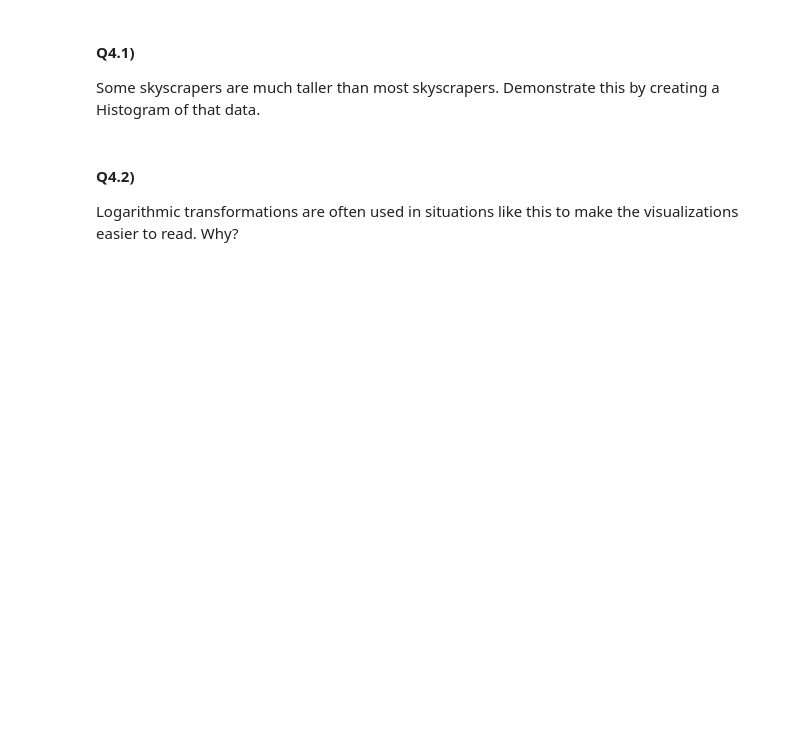
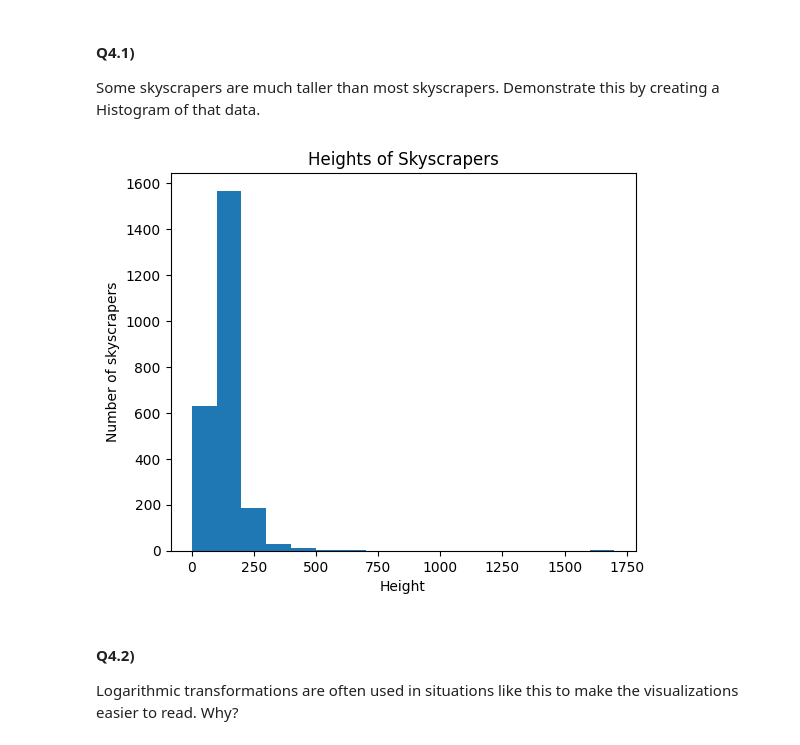
Before and after one commit to meganenglert/CISC367, a Jupyter notebook: Week 6/Statistics Workbook.ipynb, the cells around one changed output. Cells and saved outputs as stored; diff of their text form; code cells hidden in the pictures; blank space fills up the shorter version.

```diff
--- a/Week 6/Statistics Workbook.ipynb
+++ b/Week 6/Statistics Workbook.ipynb
@@ -487,3 +484,14 @@ skyscrapers['statistics.height']
+# %%
+heights = skyscrapers['statistics.height']
+binwidth = 100
+plt.hist(heights, bins = range(int(heights.min()), int(heights.max()) + binwidth, binwidth))
+plt.rcParams['figure.figsize'] = [6, 5]
+plt.title("Heights of Skyscrapers")
+plt.xlabel("Height")
+plt.ylabel("Number of skyscrapers")
+plt.show()
+# %% [output]
+[figure, added]
 # %% [markdown]
 #### Q4.2)
 
```
Also changed, not shown: parts of 5 cells of this notebook.
